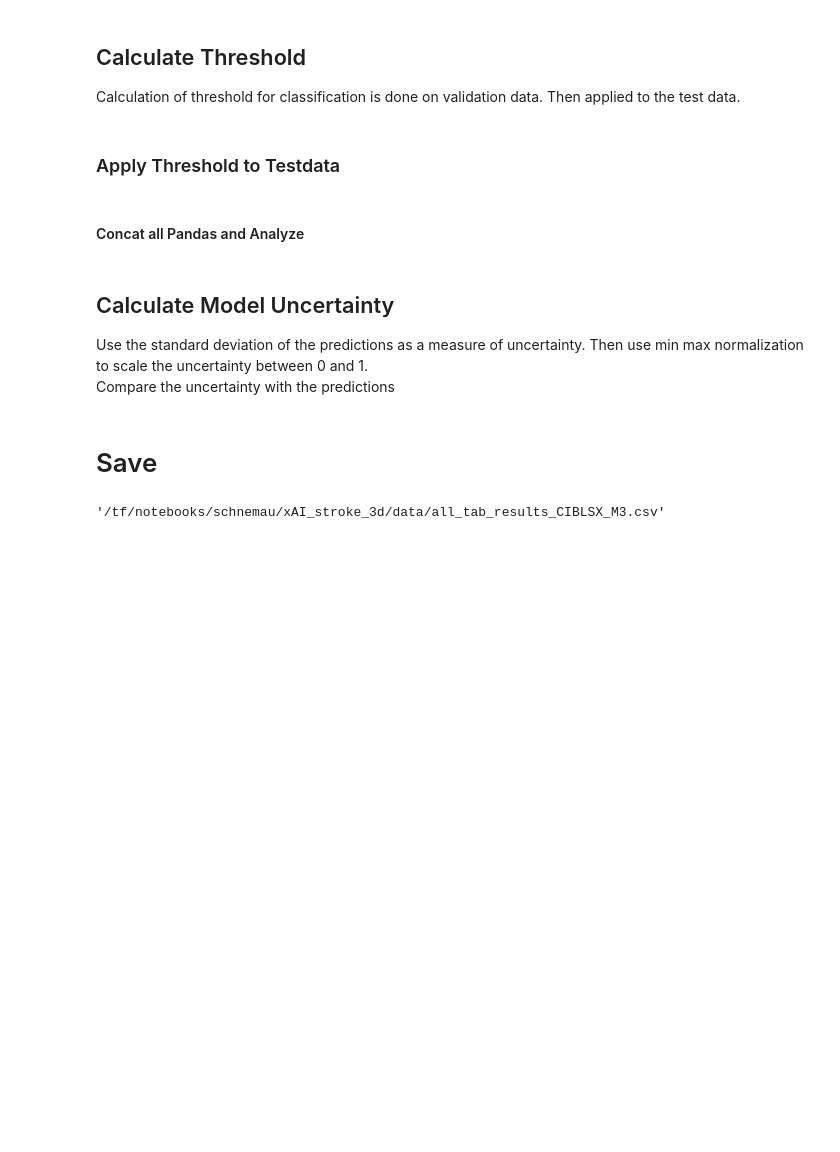
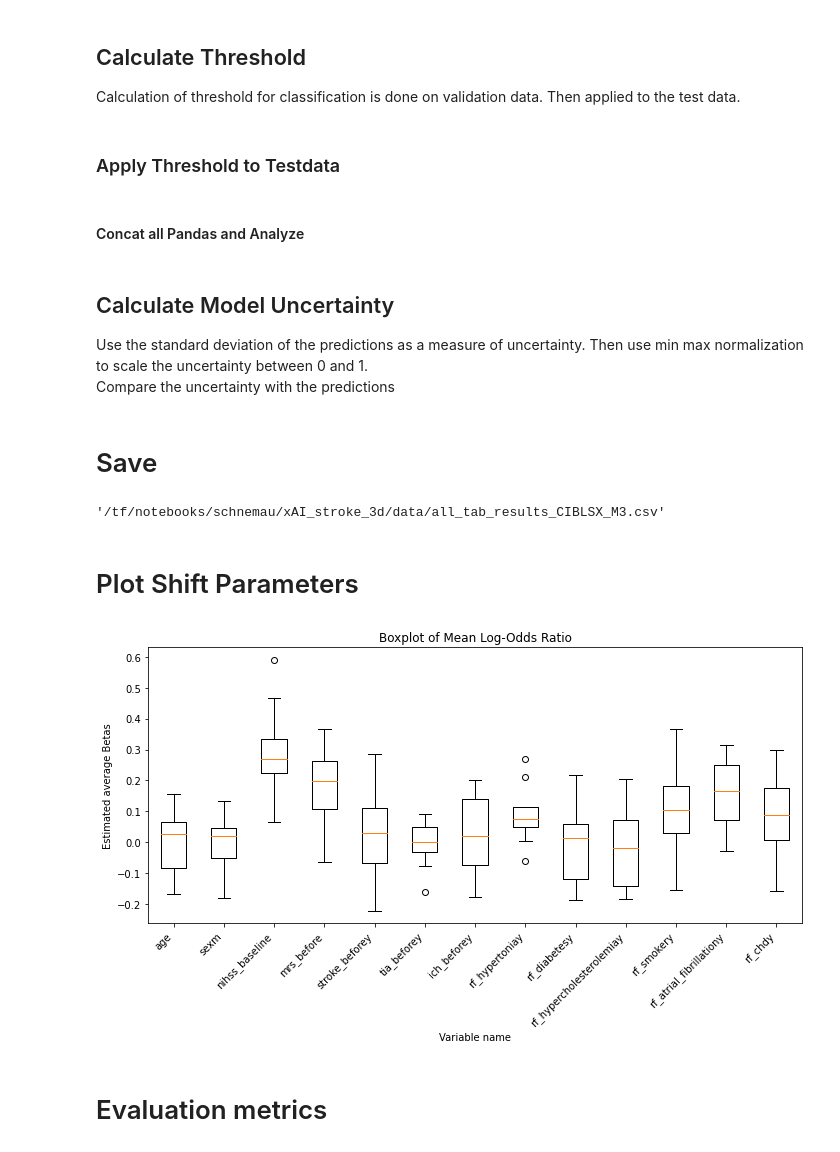
Before and after one commit to Mauwrice/explainable_AI, a Jupyter notebook: result_assembly_fin.ipynb, the cells around one changed output. Cells and saved outputs as stored; diff of their text form; code cells hidden in the pictures; blank space fills up the shorter version.

Commit message:
paper eval metrics

```diff
--- a/result_assembly_fin.ipynb
+++ b/result_assembly_fin.ipynb
@@ -84,6 +86,7 @@ which_splits = list(range(0,10)) # 10 Fold
 results_list = []
 valid_list = []
 weights = []
+betas = []
 
 for which_split in which_splits:
     data_split = rdat.split_data(id_tab, X_in, which_split, X_tab = pat_norm_tab)
@@ -185,6 +188,7 @@ for which_split in which_splits:
 
     results_list.append(results)
     valid_list.append(validation_results)
+    betas.append(shift_params)
 # %% [markdown]
 ## Calculate Threshold
 
@@ -271,0 +277,34 @@ all_results.to_csv(res_name,  index=False)
+# %% [markdown]
+# Plot Shift Parameters
+# %%
+betas2 = np.array(betas)
+# %%
+import numpy as np
+
+# Example data (replace with your actual data)
+num_levels = 10
+num_sublevels = 5
+num_parameters = 13
+
+means_per_level = np.mean(betas2, axis=1)
+means_per_parameter = means_per_level.transpose(1, 0, 2).reshape(num_parameters, num_levels)
+# %%
+variable_names = ["age", "sexm", "nihss_baseline", "mrs_before",
+                  "stroke_beforey", "tia_beforey", "ich_beforey",
+                  "rf_hypertoniay", "rf_diabetesy", "rf_hypercholesterolemiay",
+                  "rf_smokery", "rf_atrial_fibrillationy", "rf_chdy"]
+
+# Plotting boxplot
+plt.figure(figsize=(10, 6))
+plt.boxplot(means_per_parameter.T, labels=variable_names)
+plt.title('Boxplot of Mean Log-Odds Ratio')
+plt.xlabel('Variable name')
+plt.ylabel('Estimated average Betas')
+plt.grid(False)  # Remove grid lines
+plt.xticks(rotation=45, ha='right')  # Rotate x-axis labels for better readability
+plt.tight_layout()
+plt.show()
+# %% [output]
+[figure, added]
+# %% [markdown]
+# Evaluation metrics
```
Also changed, not shown: parts of 3 cells of this notebook, 1 other file.
